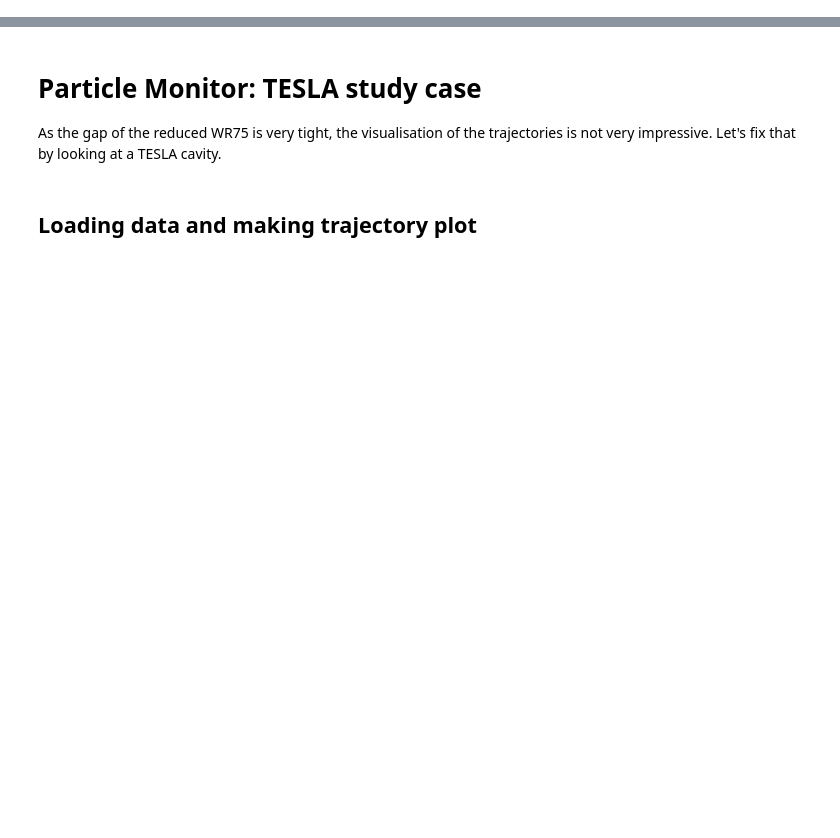
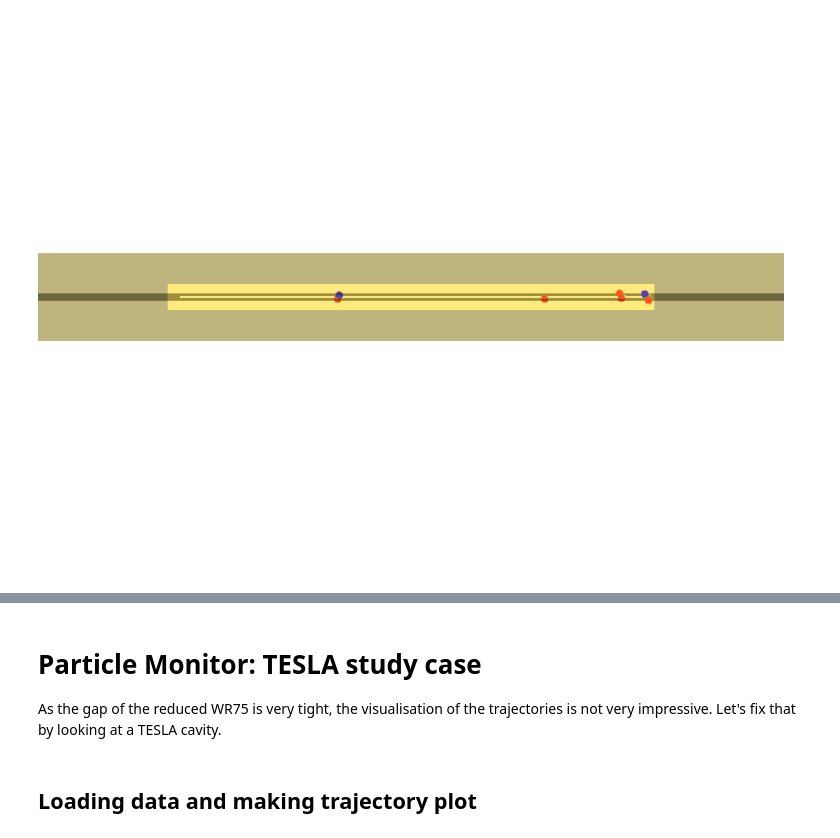
Before and after one commit to AdrienPlacais/Simulia_Multipactor_lib, a Jupyter notebook: docs/manual/notebooks/particle_monitor.ipynb, the cells around one changed output, grey strips where cells are left out. Saved outputs shown, nothing was run; the diff lists cells and outputs as text; code cells hidden in the pictures; blank space fills up the shorter version.

```diff
--- a/docs/manual/notebooks/particle_monitor.ipynb
+++ b/docs/manual/notebooks/particle_monitor.ipynb
@@ -92,9 +113,12 @@ We can also plot some trajectories. First of all, we define `pid_to_plot`, a lis
 # %%
-number_of_particles_to_plot = 15
-pid_to_plot = random.sample(list(my_particle_monitor.keys()), number_of_particles_to_plot)
+result.plot_mesh()
 
-veplot1 = vedo.Plotter()
-lines, points = plot_structure_and_some_trajectories(my_particle_monitor,
-                                              pid_to_plot,
-                                              add_extrapolated_position=False)
-veplot1 += [my_mesh, lines, points]
+some_random_ids = (10, 500, 4332, 54, 4789)
+fig = result.plot_trajectories(
+    emission_color="blue",
+    collision_color="red",
+    filter=lambda particle: particle.particle_id in some_random_ids,
+)
+fig.show()
+# %% [output]
+[figure, added]
```
Also changed, not shown: parts of 37 cells of this notebook, 5 other files.
